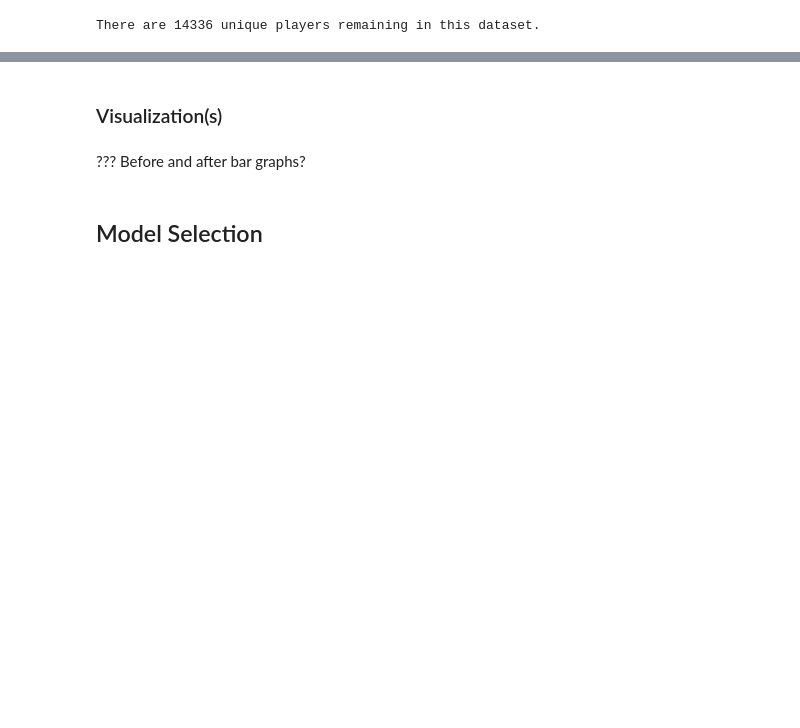
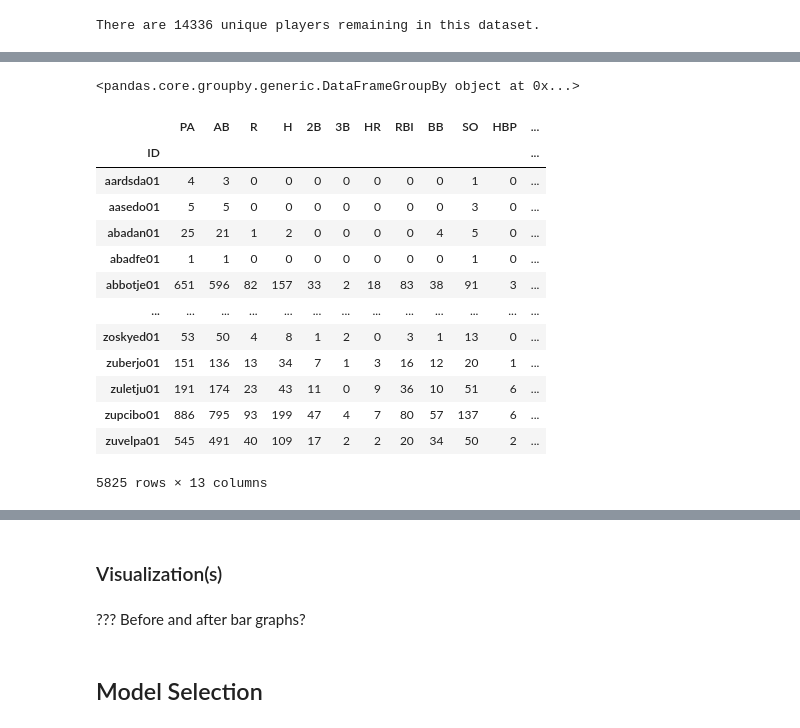
Before and after one commit to donnajharris/cp640_project, a Jupyter notebook: harr2890_project/harr2890_project_notebook.ipynb, the cells around one changed output, grey strips where cells are left out. Cells and saved outputs as stored; diff of their text form; code cells hidden in the pictures; blank space fills up the shorter version.

Commit message:
still massaging the data

```diff
--- a/harr2890_project/harr2890_project_notebook.ipynb
+++ b/harr2890_project/harr2890_project_notebook.ipynb
@@ -903,0 +900,7 @@ https://en.wikipedia.org/wiki/Win_probability_added
+# %%
+series_of_sf = sf_is_nan.index
+series_of_sf
+
+df.loc[series_of_sf, 'SF'] = 0
+df['SF'] = df['SF'].astype(int)
+df
@@ -1189,0 +1156,2 @@ temp[['PA','AB']].sum()
+# %%
+df_mid = df[df['Season'] > 1976].copy()
@@ -1189,0 +1210,26 @@ temp[['PA','AB']].sum()
+# %%
+### TEST -- but if successful might do it for the entire df for career/lifetime stats as a record
+
+temp = df_mid.groupby('ID')
+temp
+# %% [output]
+<pandas.core.groupby.generic.DataFrameGroupBy object at 0x...>
+# %%
+summables = ['PA','AB','R','H','2B','3B','HR','RBI','BB','SO','HBP','SH', 'SF']
+temp_mids = temp[summables].sum()
+temp_mids
+# %% [output]
+|  | PA | AB | R | H | 2B | 3B | HR | RBI | BB | SO | HBP | ... |
+| ID |  |  |  |  |  |  |  |  |  |  |  | ... |
+| aardsda01 | 4 | 3 | 0 | 0 | 0 | 0 | 0 | 0 | 0 | 1 | 0 | ... |
+| aasedo01 | 5 | 5 | 0 | 0 | 0 | 0 | 0 | 0 | 0 | 3 | 0 | ... |
+| abadan01 | 25 | 21 | 1 | 2 | 0 | 0 | 0 | 0 | 4 | 5 | 0 | ... |
+| abadfe01 | 1 | 1 | 0 | 0 | 0 | 0 | 0 | 0 | 0 | 1 | 0 | ... |
+| abbotje01 | 651 | 596 | 82 | 157 | 33 | 2 | 18 | 83 | 38 | 91 | 3 | ... |
+| ... | ... | ... | ... | ... | ... | ... | ... | ... | ... | ... | ... | ... |
+| zoskyed01 | 53 | 50 | 4 | 8 | 1 | 2 | 0 | 3 | 1 | 13 | 0 | ... |
+| zuberjo01 | 151 | 136 | 13 | 34 | 7 | 1 | 3 | 16 | 12 | 20 | 1 | ... |
+| zuletju01 | 191 | 174 | 23 | 43 | 11 | 0 | 9 | 36 | 10 | 51 | 6 | ... |
+| zupcibo01 | 886 | 795 | 93 | 199 | 47 | 4 | 7 | 80 | 57 | 137 | 6 | ... |
+| zuvelpa01 | 545 | 491 | 40 | 109 | 17 | 2 | 2 | 20 | 34 | 50 | 2 | ... |
+5825 rows × 13 columns
```
Also changed, not shown: parts of 106 cells of this notebook.
